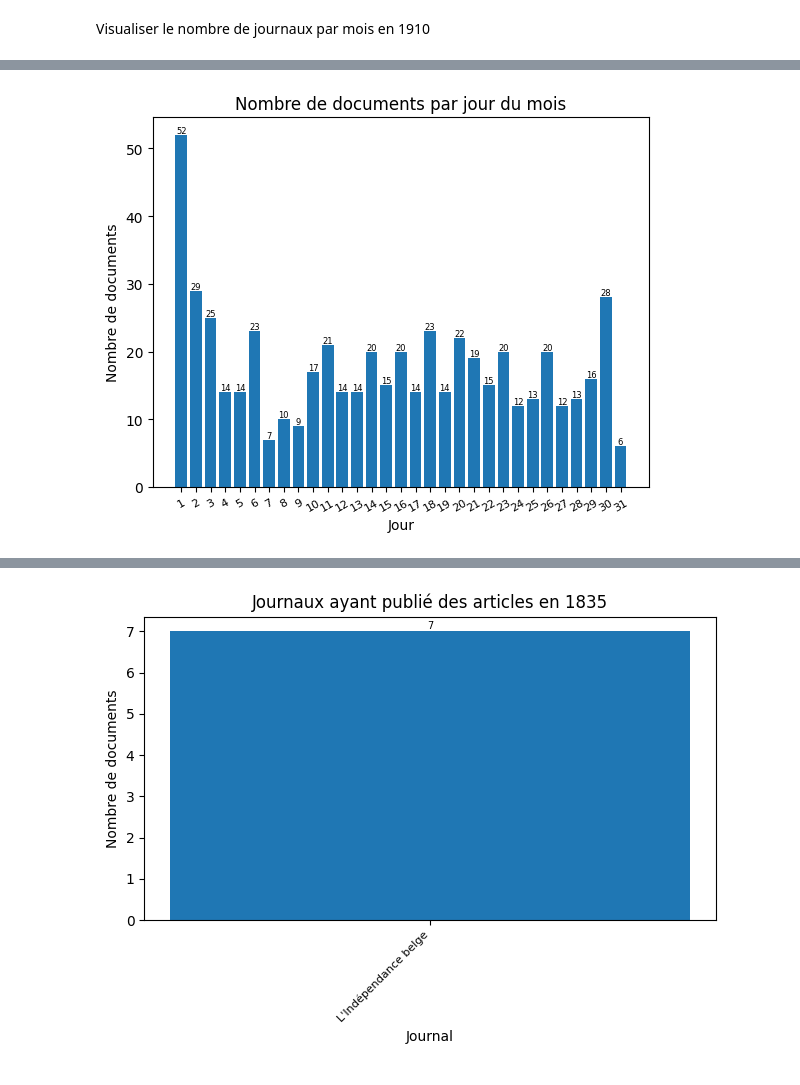
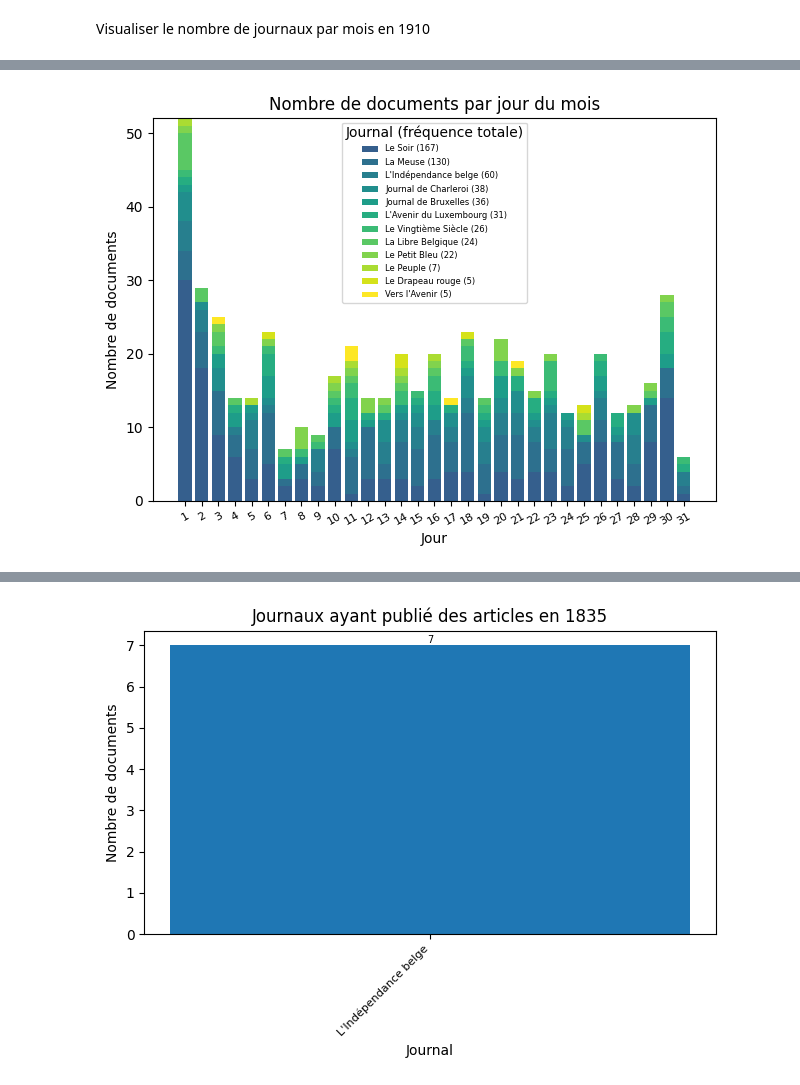
Before and after one commit to CasiaLogan/tac, a Jupyter notebook: tps/tp4/preparer_halley.ipynb, the cells around one changed output, grey strips where cells are left out. Drawn from its saved outputs; the diff is of its cells as text; code cells hidden in the pictures.

```diff
--- a/tps/tp4/preparer_halley.ipynb
+++ b/tps/tp4/preparer_halley.ipynb
@@ -143,0 +190,12 @@ plt.show()
+# %%
+# Create decade-newspaper mapping
+decade_newspaper_count = defaultdict(lambda: defaultdict(int))
+for (year, month, day), newspaper_data in date_newspaper_count.items():
+    decade = year[:3] + "0s"
+    for newspaper, count in newspaper_data.items():
+        decade_newspaper_count[decade][newspaper] += count
+
+# Use the shared function
+decades = list(sorted_decades.keys())
+create_stacked_bar_chart(decade_newspaper_count, decades,
+                         'Décennie', 'Nombre de documents par décennie et par journal')
@@ -160,0 +222,13 @@ plt.show()
+# %%
+# Create year-newspaper mapping for 1930s
+passage_1930s = [str(year) for year in range(1930, 1940)]
+year_newspaper_count_1930s = defaultdict(lambda: defaultdict(int))
+
+for (year, month, day), newspaper_data in date_newspaper_count.items():
+    if year in passage_1930s:
+        for newspaper, count in newspaper_data.items():
+            year_newspaper_count_1930s[year][newspaper] += count
+
+# Use the shared function
+create_stacked_bar_chart(year_newspaper_count_1930s, passage_1930s,
+                         'Année', 'Nombre de documents par année du 1930s par journal')
@@ -161,17 +237,18 @@ plt.show()
 # %%
 #idk general obeservation about publishing patterns over the month, could be compared to may 1910 to follow up
 #maybe talk about how press was produced back then, idk what that really looked like. Might need to account for that different journals are monthly, weekly, daily etc
 
-sorted_days = dict(sorted(count_day.items(), key=lambda item: int(item[0])))
+# Aggregate by day across all years and months
+day_newspaper_count_corpus = defaultdict(lambda: defaultdict(int))
 
-index = np.arange(len(sorted_days))
-bars = plt.bar(index, sorted_days.values())
-plt.xlabel('Jour')
-plt.ylabel('Nombre de documents')
-plt.xticks(index, sorted_days.keys(), fontsize=8, rotation=30)
-plt.title('Nombre de documents par jour du mois')
-plt.bar_label(bars, label_type='edge', fontsize=6)
-plt.show()
+for (year, month, day), newspaper_data in date_newspaper_count.items():
+    for newspaper, count in newspaper_data.items():
+        day_newspaper_count_corpus[day][newspaper] += count
+
+# Use the shared function
+days_corpus = sorted(day_newspaper_count_corpus.keys(), key=int)
+create_stacked_bar_chart(day_newspaper_count_corpus, days_corpus,
+                         'Jour', 'Nombre de documents par jour du mois')
 # %% [output]
-[figure, old version]
+[figure, new version]
 # %%
```
Also changed, not shown: parts of 7 cells of this notebook, 5 other files.
